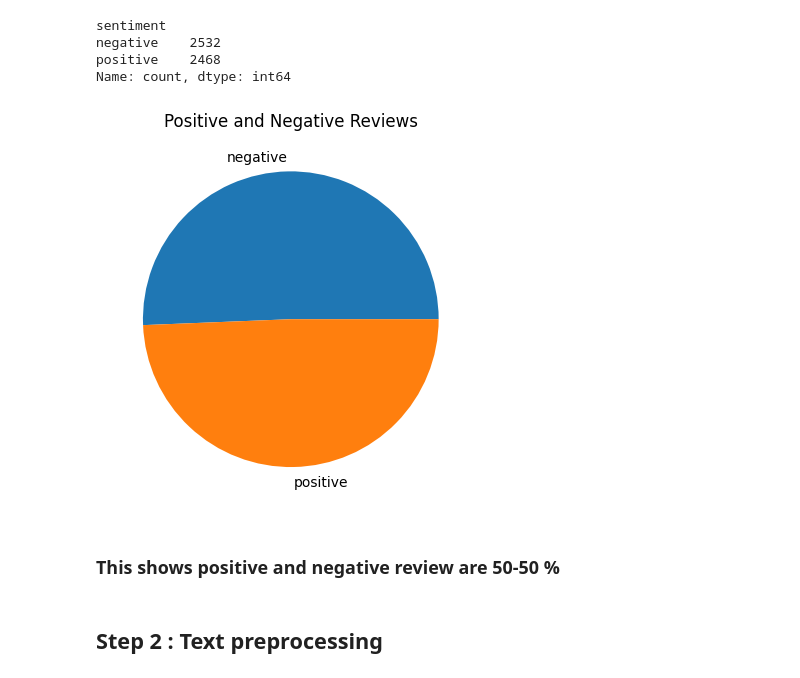
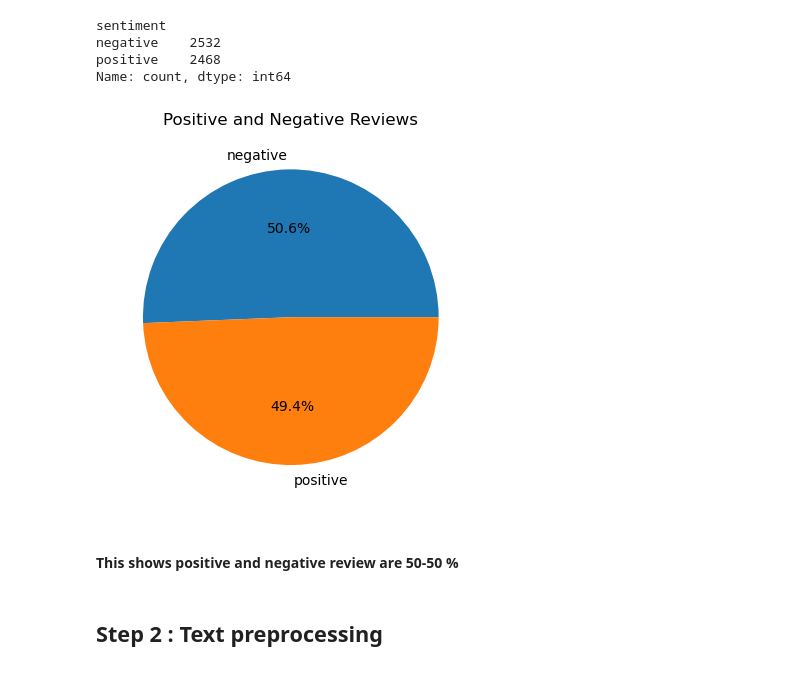
Before and after one commit to nirmal2i43a5/Movie-Review-Sentiment-Predictive-Analysis, a Jupyter notebook: movie_review_sentiment_analysis.ipynb, the cells around one changed output. Drawn from its saved outputs; the diff is of its cells as text; code cells hidden in the pictures.

```diff
--- a/movie_review_sentiment_analysis.ipynb
+++ b/movie_review_sentiment_analysis.ipynb
@@ -36,14 +66,14 @@ positive    2468
 Name: count, dtype: int64
 # %%
 
-plt.pie(reviews_sentiment_count, labels = reviews_sentiment_count.index)
+plt.pie(reviews_sentiment_count, labels = reviews_sentiment_count.index,autopct='%1.1f%%')
 plt.title('Positive and Negative Reviews')
 plt.ylabel('')
 plt.show()
 # %% [output]
-[figure, old version]
+[figure, new version]
 # %% [markdown]
-### This shows positive and negative review are 50-50 %
+#### This shows positive and negative review are 50-50 %
 # %% [markdown]
 ## Step 2 : Text preprocessing
 # %% [markdown]
```
Also changed, not shown: parts of 54 cells of this notebook.
